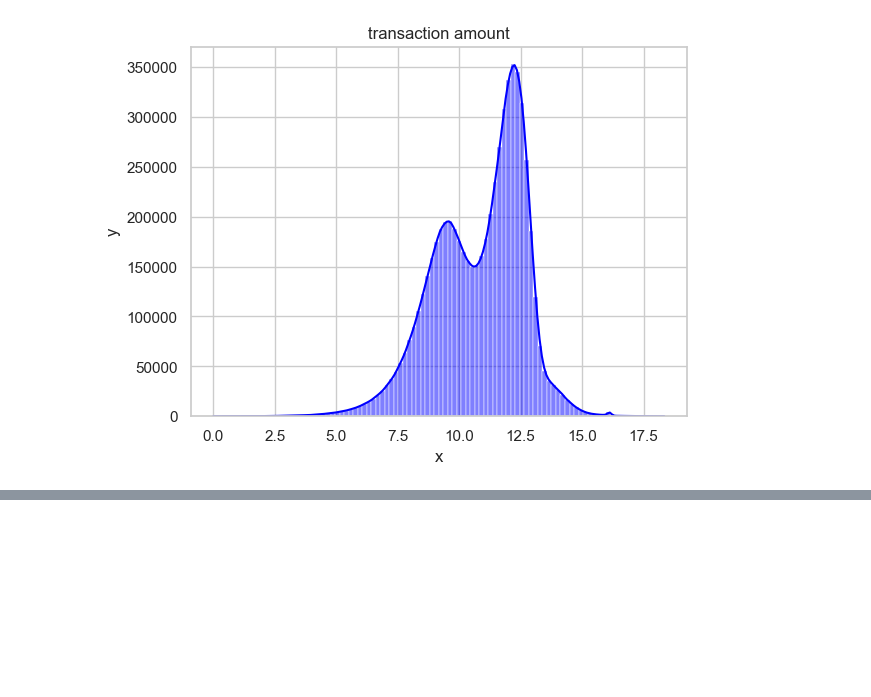
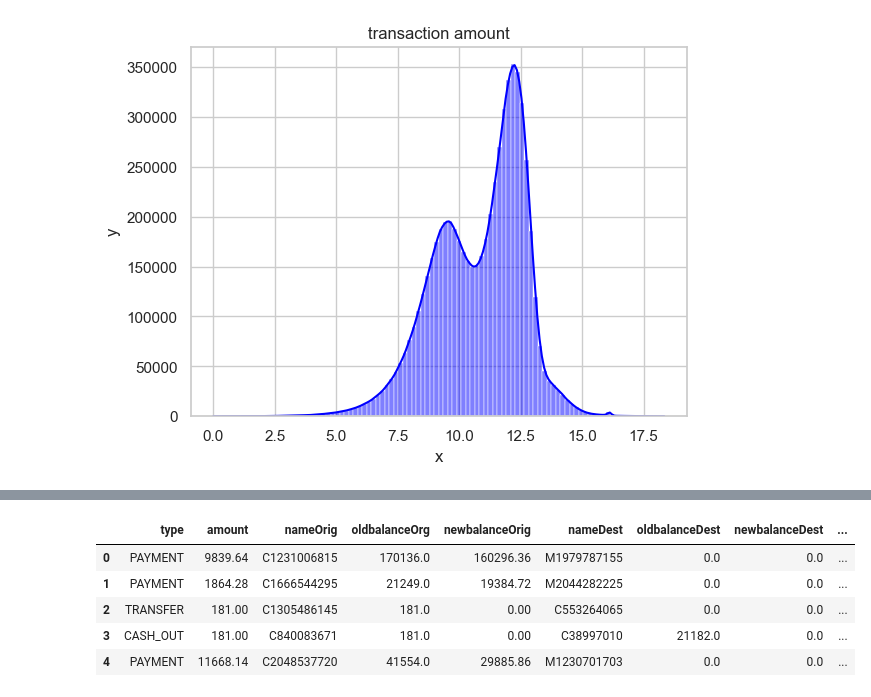
Before and after one commit to kaviarasan-creator/fraud_detection, a Jupyter notebook: k_module.ipynb, the cells around one changed output, grey strips where cells are left out. Saved outputs shown, nothing was run; the diff lists cells and outputs as text; code cells hidden in the pictures; blank space fills up the shorter version.

```diff
--- a/k_module.ipynb
+++ b/k_module.ipynb
@@ -96,0 +189,9 @@ df["balanceDiffDest"]=df["oldbalanceDest"]-df["newbalanceDest"]
+# %%
+df.head()
+# %% [output]
+|  | type | amount | nameOrig | oldbalanceOrg | newbalanceOrig | nameDest | oldbalanceDest | newbalanceDest | ... |
+| 0 | PAYMENT | 9839.64 | C1231006815 | 170136.0 | 160296.36 | M1979787155 | 0.0 | 0.0 | ... |
+| 1 | PAYMENT | 1864.28 | C1666544295 | 21249.0 | 19384.72 | M2044282225 | 0.0 | 0.0 | ... |
+| 2 | TRANSFER | 181.00 | C1305486145 | 181.0 | 0.00 | C553264065 | 0.0 | 0.0 | ... |
+| 3 | CASH_OUT | 181.00 | C840083671 | 181.0 | 0.00 | C38997010 | 21182.0 | 0.0 | ... |
+| 4 | PAYMENT | 11668.14 | C2048537720 | 41554.0 | 29885.86 | M1230701703 | 0.0 | 0.0 | ... |
```
Also changed, not shown: parts of 30 cells of this notebook.
